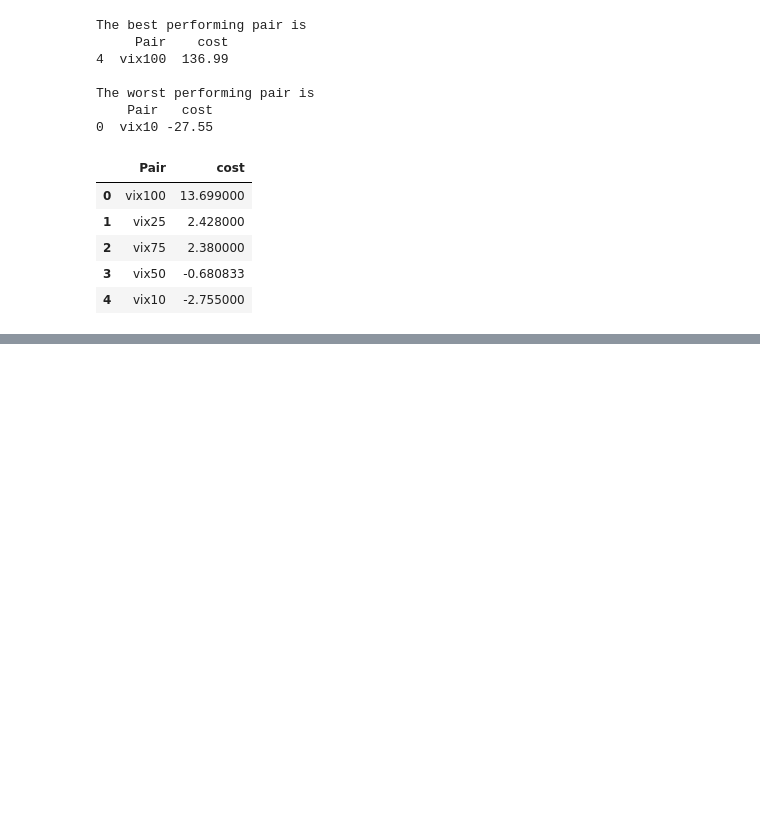
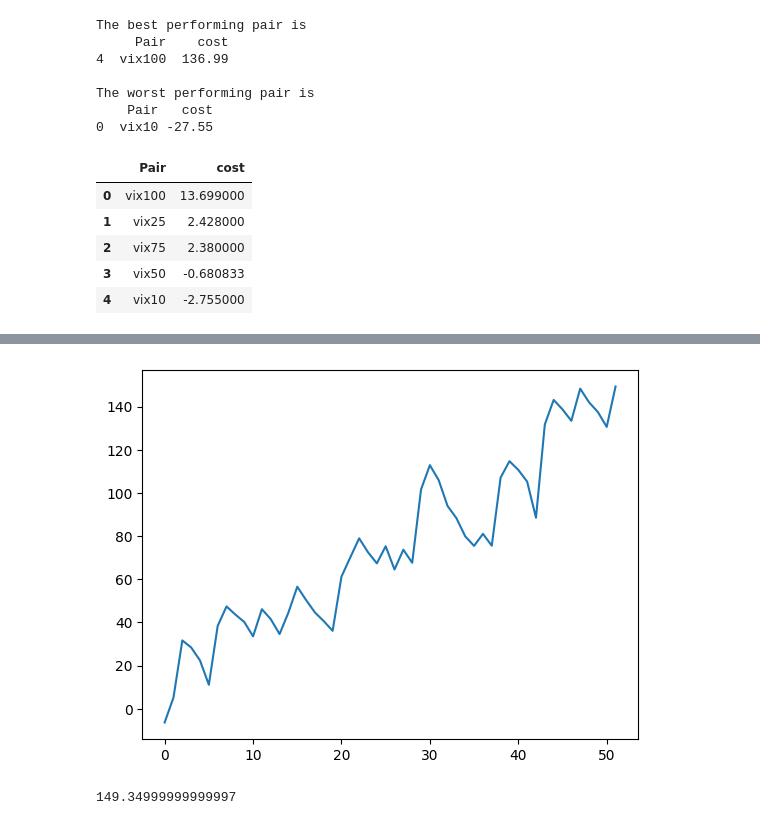
Before and after one commit to ToluPaul/forex, a Jupyter notebook: forex_pred.ipynb, the cells around one changed output, grey strips where cells are left out. Drawn from its saved outputs; the diff is of its cells as text; code cells hidden in the pictures; blank space fills up the shorter version.

```diff
--- a/forex_pred.ipynb
+++ b/forex_pred.ipynb
@@ -116,0 +123,9 @@ vix.head()
+# %%
+plt.plot(vix['cumsum'])
+plt.show()
+# %% [output]
+[figure, added]
+# %%
+vix['cumsum'].max()
+# %% [output]
+149.34999999999997
```
Also changed, not shown: parts of 1 cell of this notebook.
